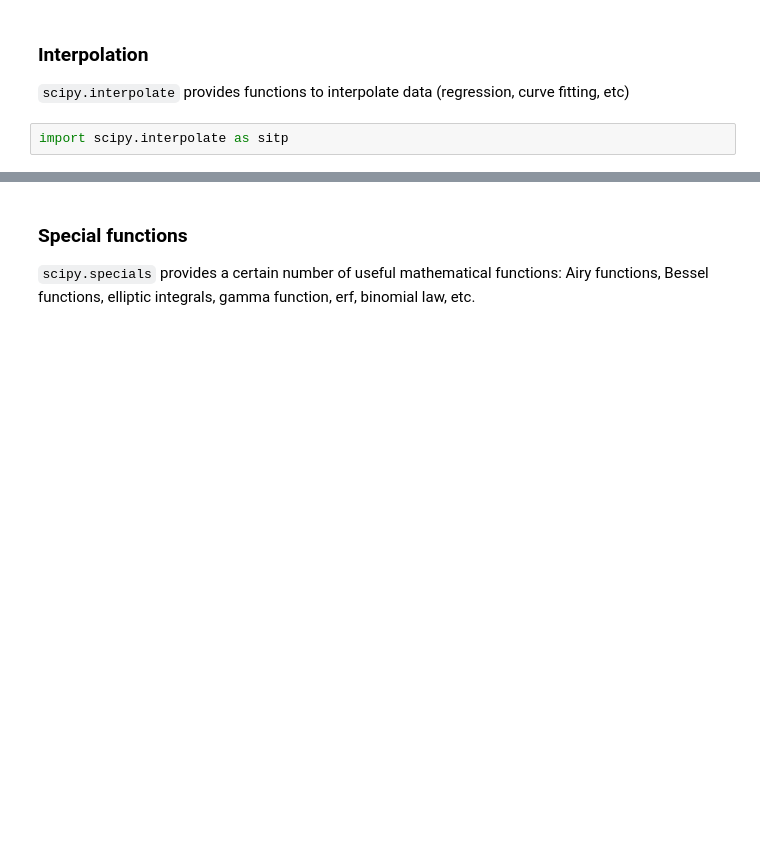
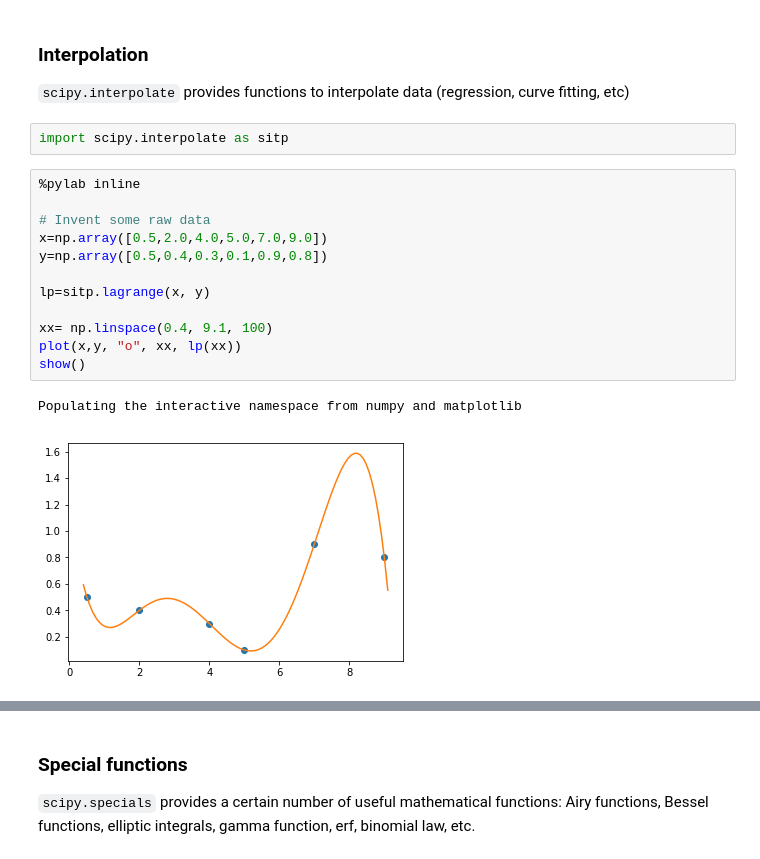
Before and after one commit to ImperialCollegeLondon/numpyIntro, a Jupyter notebook: numpy.ipynb, the cells around one changed output, grey strips where cells are left out. Saved outputs shown, nothing was run; the diff lists cells and outputs as text; blank space fills up the shorter version.

```diff
--- a/numpy.ipynb
+++ b/numpy.ipynb
@@ -760,3 +787,18 @@ sint.simps(y, x)
 `scipy.interpolate` provides functions to interpolate data (regression, curve fitting, etc)
 # %%
 import scipy.interpolate as sitp
+# %%
+%pylab inline
+
+# Invent some raw data
+x=np.array([0.5,2.0,4.0,5.0,7.0,9.0])
+y=np.array([0.5,0.4,0.3,0.1,0.9,0.8])
+
+lp=sitp.lagrange(x, y)
+
+xx= np.linspace(0.4, 9.1, 100)
+plot(x,y, "o", xx, lp(xx))
+show()
+# %% [output]
+Populating the interactive namespace from numpy and matplotlib
+[figure, added]
```
Also changed, not shown: parts of 19 cells of this notebook.
